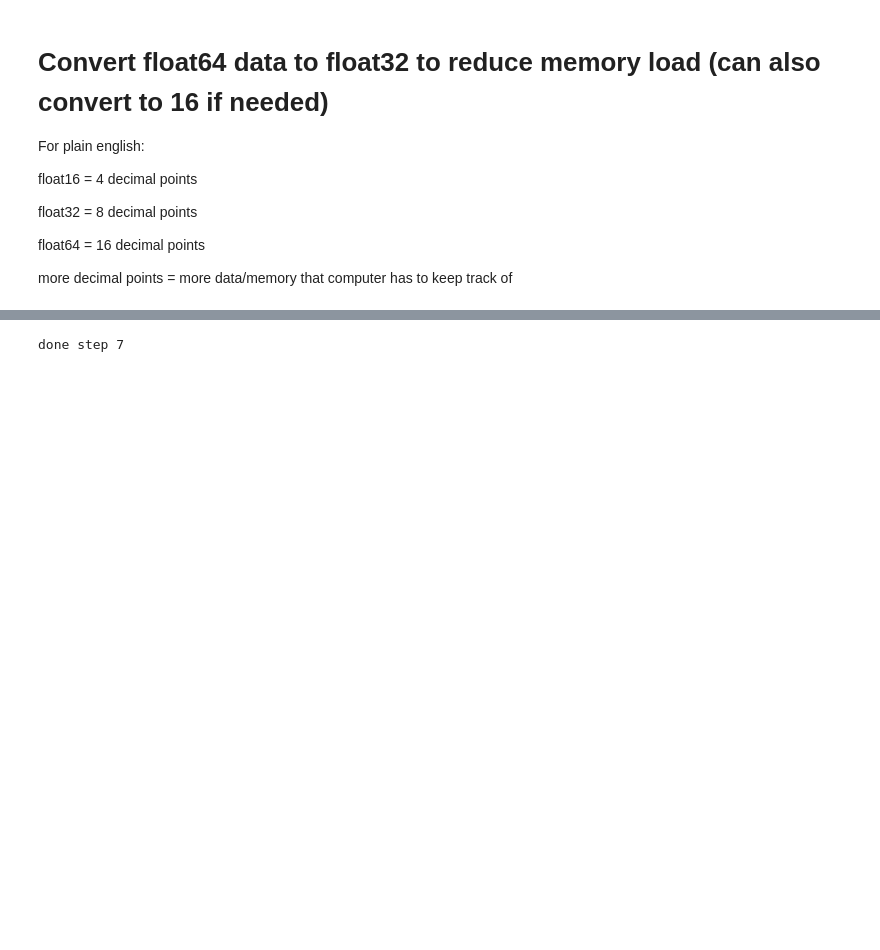
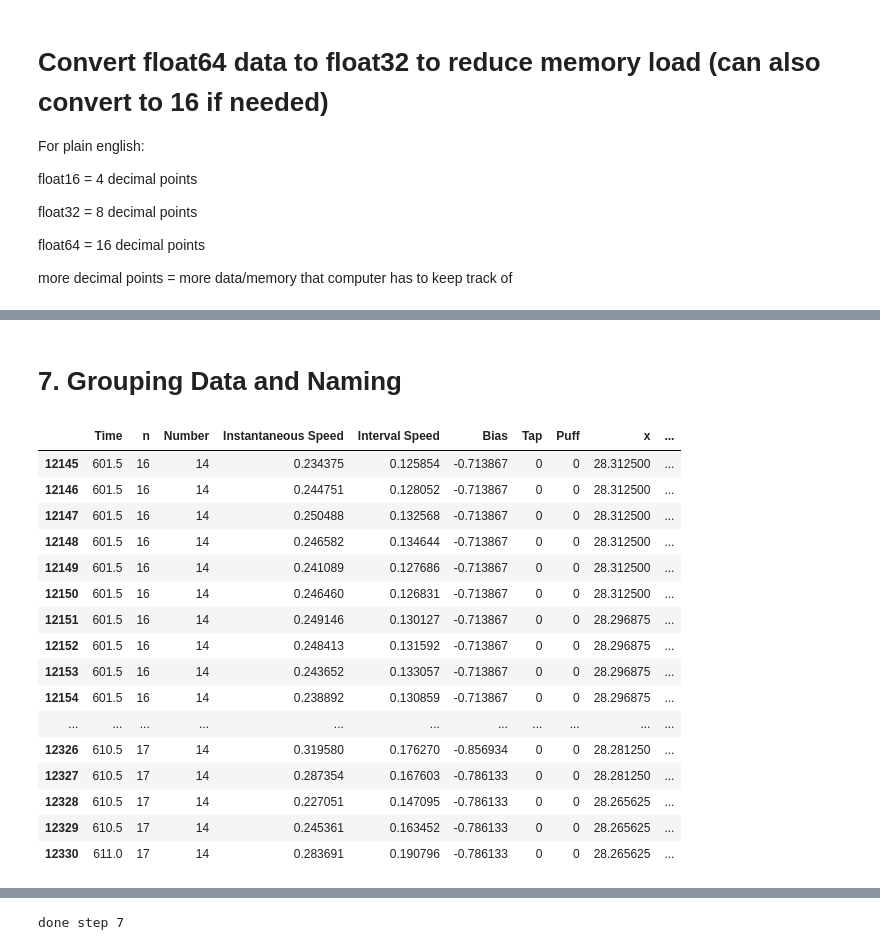
Before and after one commit to JosephLiangUBC/MWT_Dashboard, a Jupyter notebook: Step3_Tap_Baseline_Data_Analyses_test.ipynb, the cells around one changed output, grey strips where cells are left out. Drawn from its saved outputs; the diff is of its cells as text; code cells hidden in the pictures; blank space fills up the shorter version.

```diff
--- a/Step3_Tap_Baseline_Data_Analyses_test.ipynb
+++ b/Step3_Tap_Baseline_Data_Analyses_test.ipynb
@@ -375,2 +375,25 @@ for n in tqdm(DataLists[1:]):
 
 [110733 rows x 25 columns]
+# %% [markdown]
+# 7. Grouping Data and Naming
+# %%
+# DataLists[1][DataLists[1]['Time']>605]
+DataLists[1][(DataLists[1]['taps']>0) & (DataLists[1]['Time']>601)].head(60)
+# %% [output]
+|  | Time | n | Number | Instantaneous Speed | Interval Speed | Bias | Tap | Puff | x | ... |
+| 12145 | 601.5 | 16 | 14 | 0.234375 | 0.125854 | -0.713867 | 0 | 0 | 28.312500 | ... |
+| 12146 | 601.5 | 16 | 14 | 0.244751 | 0.128052 | -0.713867 | 0 | 0 | 28.312500 | ... |
+| 12147 | 601.5 | 16 | 14 | 0.250488 | 0.132568 | -0.713867 | 0 | 0 | 28.312500 | ... |
+| 12148 | 601.5 | 16 | 14 | 0.246582 | 0.134644 | -0.713867 | 0 | 0 | 28.312500 | ... |
+| 12149 | 601.5 | 16 | 14 | 0.241089 | 0.127686 | -0.713867 | 0 | 0 | 28.312500 | ... |
+| 12150 | 601.5 | 16 | 14 | 0.246460 | 0.126831 | -0.713867 | 0 | 0 | 28.312500 | ... |
+| 12151 | 601.5 | 16 | 14 | 0.249146 | 0.130127 | -0.713867 | 0 | 0 | 28.296875 | ... |
+| 12152 | 601.5 | 16 | 14 | 0.248413 | 0.131592 | -0.713867 | 0 | 0 | 28.296875 | ... |
+| 12153 | 601.5 | 16 | 14 | 0.243652 | 0.133057 | -0.713867 | 0 | 0 | 28.296875 | ... |
+| 12154 | 601.5 | 16 | 14 | 0.238892 | 0.130859 | -0.713867 | 0 | 0 | 28.296875 | ... |
+| ... | ... | ... | ... | ... | ... | ... | ... | ... | ... | ... |
+| 12326 | 610.5 | 17 | 14 | 0.319580 | 0.176270 | -0.856934 | 0 | 0 | 28.281250 | ... |
+| 12327 | 610.5 | 17 | 14 | 0.287354 | 0.167603 | -0.786133 | 0 | 0 | 28.281250 | ... |
+| 12328 | 610.5 | 17 | 14 | 0.227051 | 0.147095 | -0.786133 | 0 | 0 | 28.265625 | ... |
+| 12329 | 610.5 | 17 | 14 | 0.245361 | 0.163452 | -0.786133 | 0 | 0 | 28.265625 | ... |
+| 12330 | 611.0 | 17 | 14 | 0.283691 | 0.190796 | -0.786133 | 0 | 0 | 28.265625 | ... |
```
Also changed, not shown: parts of 29 cells of this notebook.
